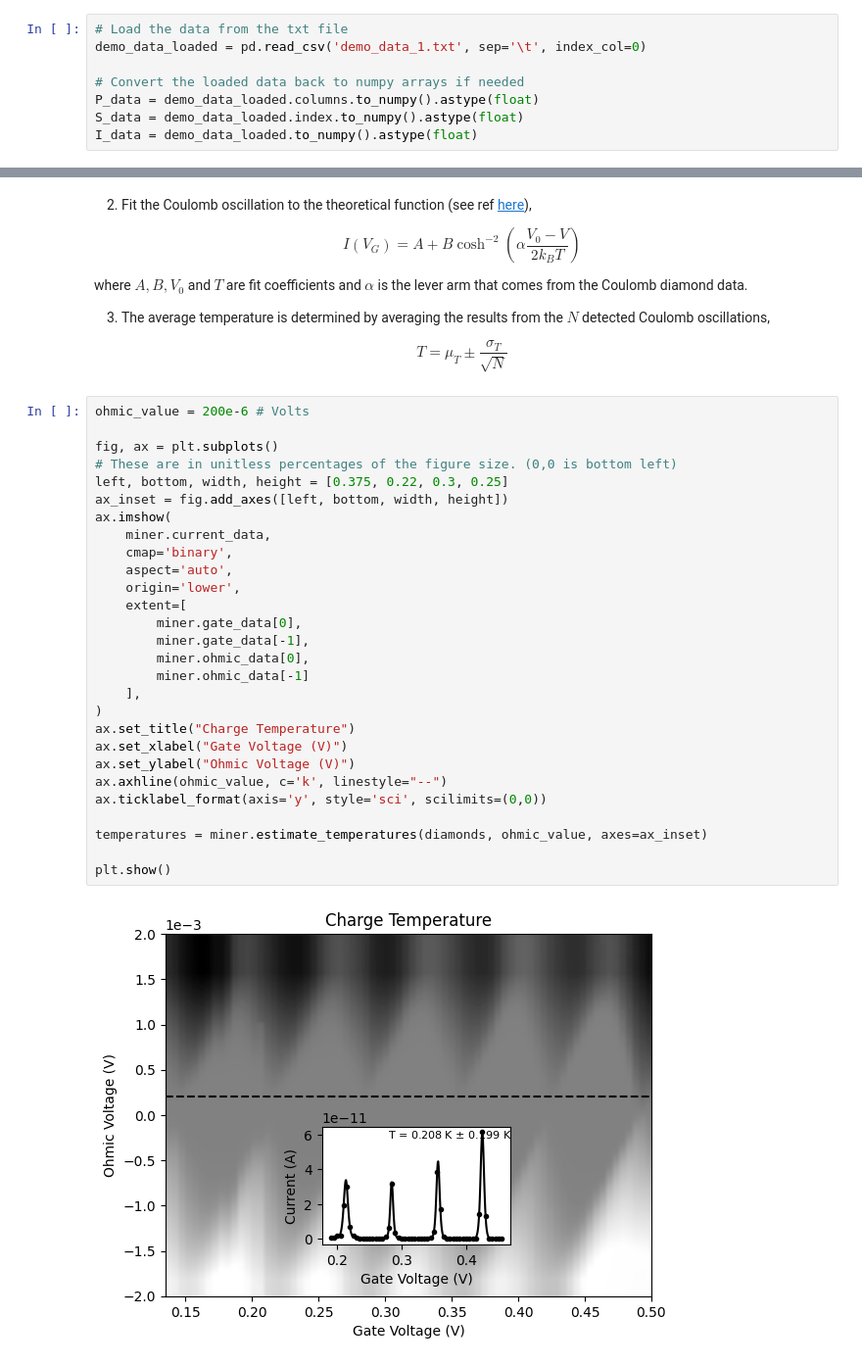
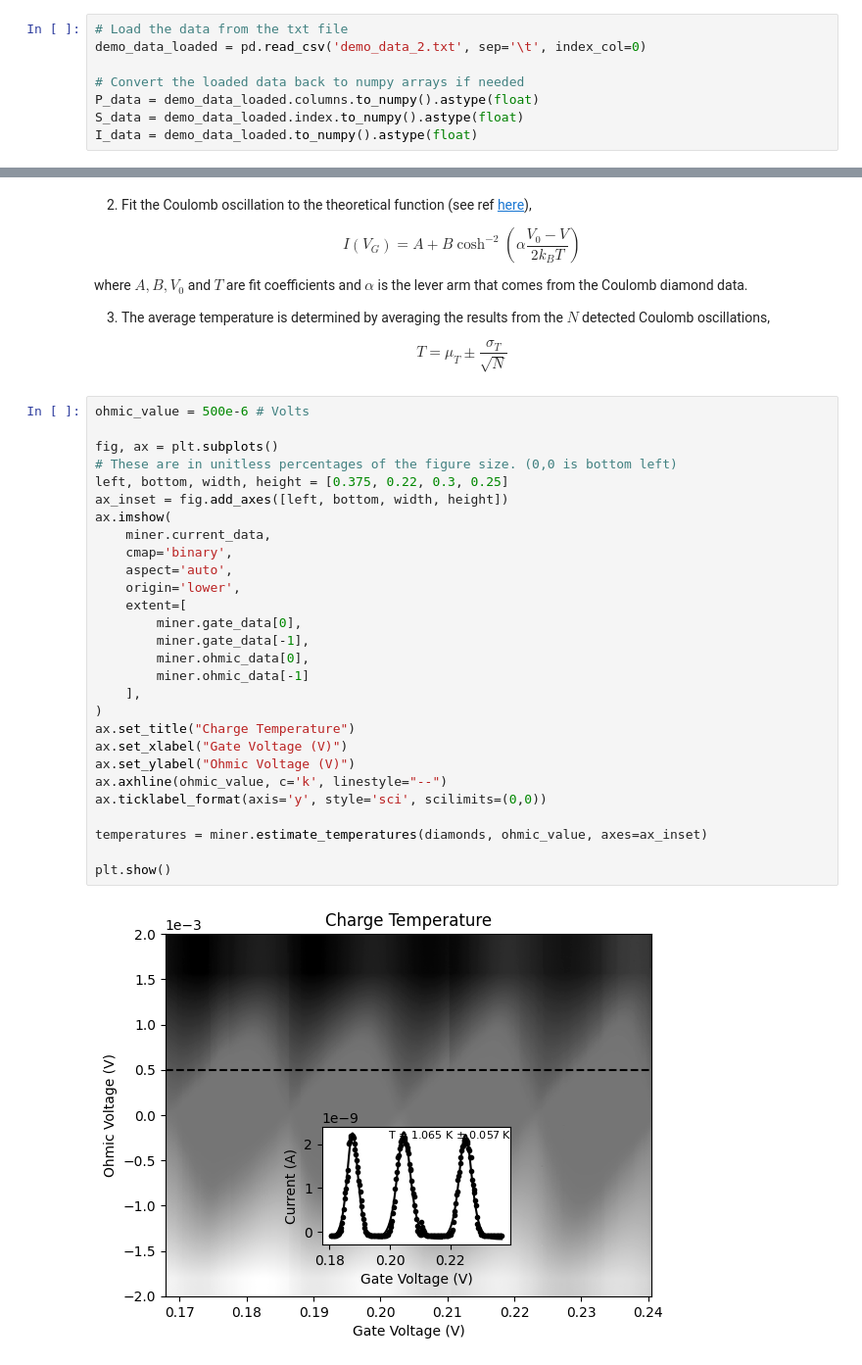
Before and after one commit to mainCSG/diamondminer, a Jupyter notebook: example/demo.ipynb, the cells around one changed output, grey strips where cells are left out. Shown at 98% size. Drawn from its saved outputs; the diff is of its cells as text.

Commit message:
changed default demo data

```diff
--- a/example/demo.ipynb
+++ b/example/demo.ipynb
@@ -14,7 +14,7 @@ First you need to load your data; here is an example demo dataset.
 > Note: Data is assumed to be clean and cropped so that it zooms into diamonds of interest.
 # %%
 # Load the data from the txt file
-demo_data_loaded = pd.read_csv('demo_data_1.txt', sep='\t', index_col=0)
+demo_data_loaded = pd.read_csv('demo_data_2.txt', sep='\t', index_col=0)
 
 # Convert the loaded data back to numpy arrays if needed
 P_data = demo_data_loaded.columns.to_numpy().astype(float)
@@ -118,32 +118,32 @@ $$
 T = \mu_T \pm \frac{\sigma_T}{\sqrt{N}}
 $$
 # %%
-ohmic_value = 200e-6 # Volts
+ohmic_value = 500e-6 # Volts
 
 fig, ax = plt.subplots()
 # These are in unitless percentages of the figure size. (0,0 is bottom left)
 left, bottom, width, height = [0.375, 0.22, 0.3, 0.25]
 ax_inset = fig.add_axes([left, bottom, width, height])
 ax.imshow(
     miner.current_data,
     cmap='binary',
     aspect='auto',
     origin='lower',
     extent=[
         miner.gate_data[0],
         miner.gate_data[-1],
         miner.ohmic_data[0],
         miner.ohmic_data[-1]
     ],
 )
 ax.set_title("Charge Temperature")
 ax.set_xlabel("Gate Voltage (V)")
 ax.set_ylabel("Ohmic Voltage (V)")
 ax.axhline(ohmic_value, c='k', linestyle="--")
 ax.ticklabel_format(axis='y', style='sci', scilimits=(0,0))
 
 temperatures = miner.estimate_temperatures(diamonds, ohmic_value, axes=ax_inset)
 
 plt.show()
 # %% [output]
-[figure, old version]
+[figure, new version]
```
Also changed, not shown: parts of 3 cells of this notebook.
